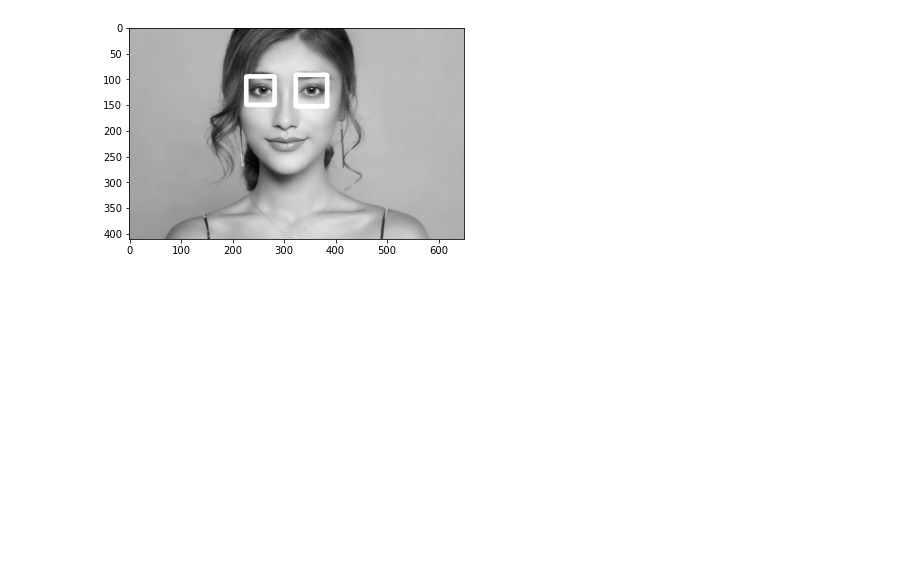
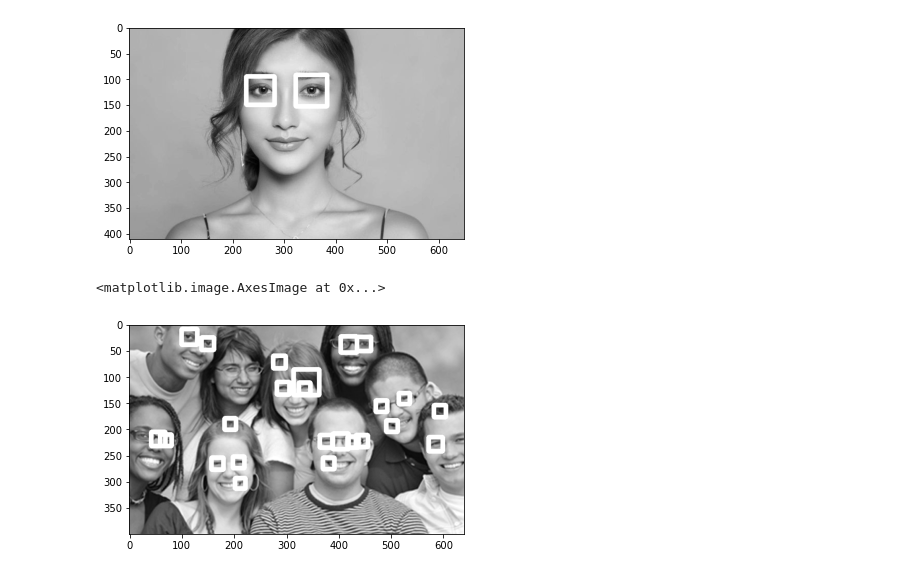
Before and after one commit to romedal/ML_FaceDetection, a Jupyter notebook: FaceDetection.ipynb, the cells around one changed output. Drawn from its saved outputs; the diff is of its cells as text; code cells hidden in the pictures; blank space fills up the shorter version.

Commit message:
Miltiple faces eyes detection

```diff
--- a/FaceDetection.ipynb
+++ b/FaceDetection.ipynb
@@ -86,3 +86,9 @@ plt.imshow(detection_result, cmap = "gray")
 # %% [output]
 <matplotlib.image.AxesImage at 0x...>
 [figure]
+# %%
+detection_result = detect_eye(image2)
+plt.imshow(detection_result, cmap = "gray")
+# %% [output]
+<matplotlib.image.AxesImage at 0x...>
+[figure, added]
```
